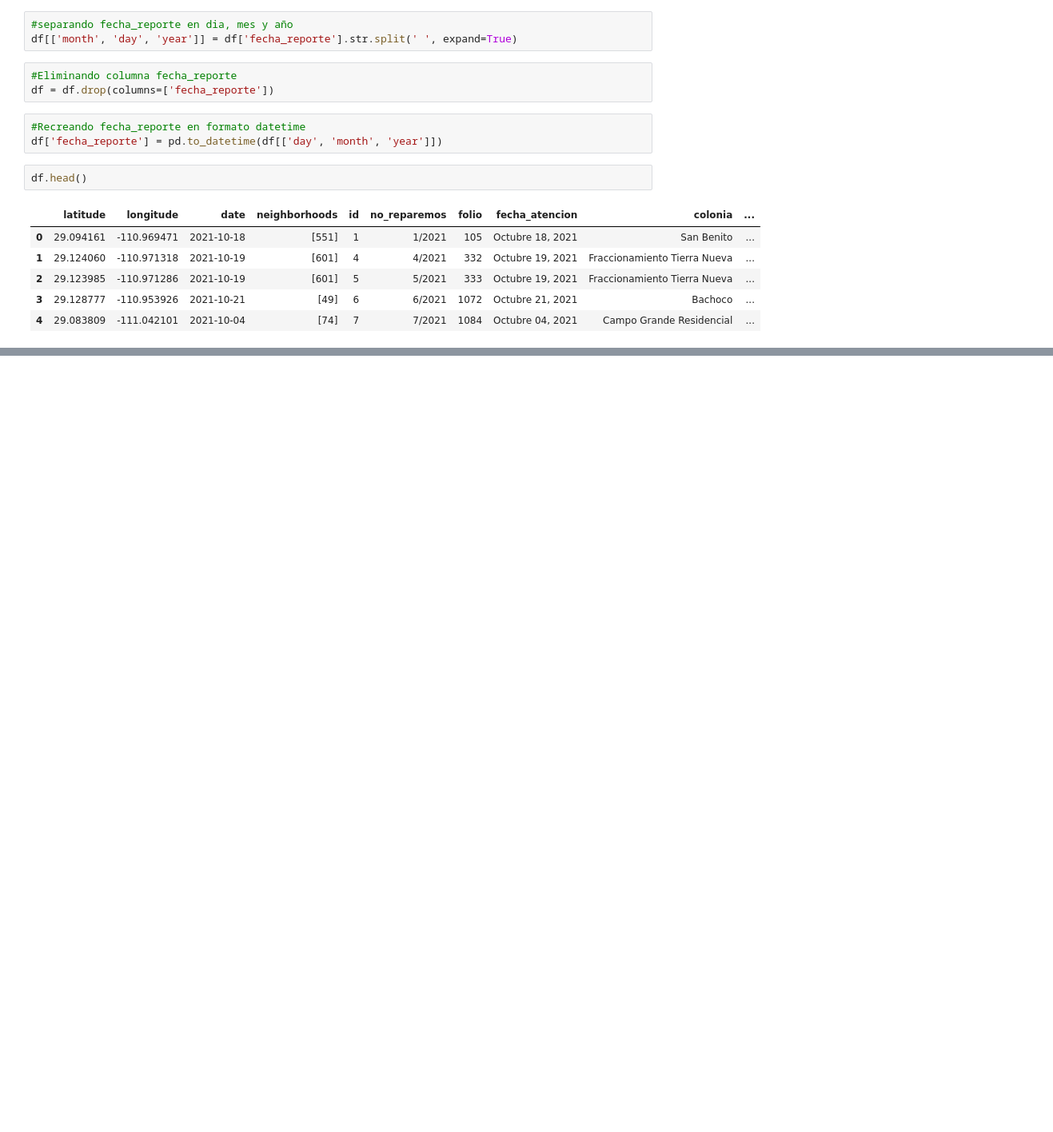
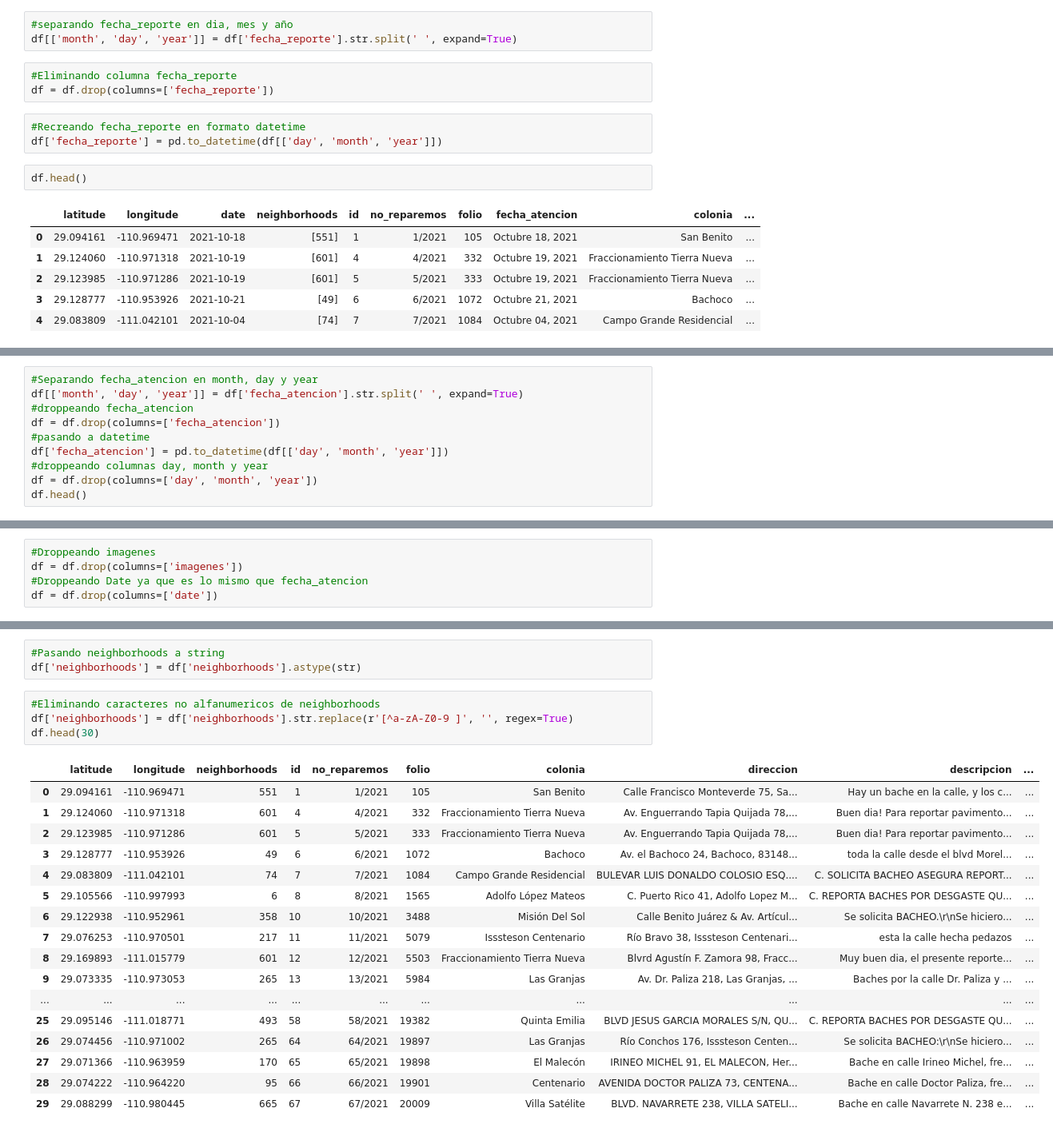
Before and after one commit to Ingenieria-de-Caracteristicas-MCD/Relacion_Baches_Accidentes_HMO, a Jupyter notebook: notebooks/experimentos/preprocesamiento_bachometro.ipynb, the cells around one changed output, grey strips where cells are left out. Shown: that part at 80% size. Saved outputs shown, nothing was run; the diff lists cells and outputs as text; blank space fills up the shorter version.

```diff
--- a/notebooks/experimentos/preprocesamiento_bachometro.ipynb
+++ b/notebooks/experimentos/preprocesamiento_bachometro.ipynb
@@ -120,0 +116,10 @@ df
+# %%
+#Separando fecha_atencion en month, day y year
+df[['month', 'day', 'year']] = df['fecha_atencion'].str.split(' ', expand=True)
+#droppeando fecha_atencion
+df = df.drop(columns=['fecha_atencion'])
+#pasando a datetime
+df['fecha_atencion'] = pd.to_datetime(df[['day', 'month', 'year']])
+#droppeando columnas day, month y year
+df = df.drop(columns=['day', 'month', 'year'])
+df.head()
@@ -120,0 +133,5 @@ df
+# %%
+#Droppeando imagenes
+df = df.drop(columns=['imagenes'])
+#Droppeando Date ya que es lo mismo que fecha_atencion
+df = df.drop(columns=['date'])
@@ -120,0 +188,25 @@ df
+# %%
+#Pasando neighborhoods a string
+df['neighborhoods'] = df['neighborhoods'].astype(str)
+# %%
+#Eliminando caracteres no alfanumericos de neighborhoods
+df['neighborhoods'] = df['neighborhoods'].str.replace(r'[^a-zA-Z0-9 ]', '', regex=True)
+df.head(30)
+# %% [output]
+|  | latitude | longitude | neighborhoods | id | no_reparemos | folio | colonia | direccion | descripcion | ... |
+| 0 | 29.094161 | -110.969471 | 551 | 1 | 1/2021 | 105 | San Benito | Calle Francisco Monteverde 75, Sa... | Hay un bache en la calle, y los c... | ... |
+| 1 | 29.124060 | -110.971318 | 601 | 4 | 4/2021 | 332 | Fraccionamiento Tierra Nueva | Av. Enguerrando Tapia Quijada 78,... | Buen dia! Para reportar pavimento... | ... |
+| 2 | 29.123985 | -110.971286 | 601 | 5 | 5/2021 | 333 | Fraccionamiento Tierra Nueva | Av. Enguerrando Tapia Quijada 78,... | Buen dia! Para reportar pavimento... | ... |
+| 3 | 29.128777 | -110.953926 | 49 | 6 | 6/2021 | 1072 | Bachoco | Av. el Bachoco 24, Bachoco, 83148... | toda la calle desde el blvd Morel... | ... |
+| 4 | 29.083809 | -111.042101 | 74 | 7 | 7/2021 | 1084 | Campo Grande Residencial | BULEVAR LUIS DONALDO COLOSIO ESQ.... | C. SOLICITA BACHEO ASEGURA REPORT... | ... |
+| 5 | 29.105566 | -110.997993 | 6 | 8 | 8/2021 | 1565 | Adolfo López Mateos | C. Puerto Rico 41, Adolfo Lopez M... | C. REPORTA BACHES POR DESGASTE QU... | ... |
+| 6 | 29.122938 | -110.952961 | 358 | 10 | 10/2021 | 3488 | Misión Del Sol | Calle Benito Juárez & Av. Artícul... | Se solicita BACHEO.\r\nSe hiciero... | ... |
+| 7 | 29.076253 | -110.970501 | 217 | 11 | 11/2021 | 5079 | Isssteson Centenario | Río Bravo 38, Isssteson Centenari... | esta la calle hecha pedazos | ... |
+| 8 | 29.169893 | -111.015779 | 601 | 12 | 12/2021 | 5503 | Fraccionamiento Tierra Nueva | Blvrd Agustín F. Zamora 98, Fracc... | Muy buen dia, el presente reporte... | ... |
+| 9 | 29.073335 | -110.973053 | 265 | 13 | 13/2021 | 5984 | Las Granjas | Av. Dr. Paliza 218, Las Granjas, ... | Baches por la calle Dr. Paliza y ... | ... |
+| ... | ... | ... | ... | ... | ... | ... | ... | ... | ... | ... |
+| 25 | 29.095146 | -111.018771 | 493 | 58 | 58/2021 | 19382 | Quinta Emilia | BLVD JESUS GARCIA MORALES S/N, QU... | C. REPORTA BACHES POR DESGASTE QU... | ... |
+| 26 | 29.074456 | -110.971002 | 265 | 64 | 64/2021 | 19897 | Las Granjas | Río Conchos 176, Isssteson Centen... | Se solicita BACHEO:\r\nSe hiciero... | ... |
+| 27 | 29.071366 | -110.963959 | 170 | 65 | 65/2021 | 19898 | El Malecón | IRINEO MICHEL 91, EL MALECON, Her... | Bache en calle Irineo Michel, fre... | ... |
+| 28 | 29.074222 | -110.964220 | 95 | 66 | 66/2021 | 19901 | Centenario | AVENIDA DOCTOR PALIZA 73, CENTENA... | Bache en calle Doctor Paliza, fre... | ... |
+| 29 | 29.088299 | -110.980445 | 665 | 67 | 67/2021 | 20009 | Villa Satélite | BLVD. NAVARRETE 238, VILLA SATELI... | Bache en calle Navarrete N. 238 e... | ... |
```
Also changed, not shown: parts of 7 cells of this notebook.
